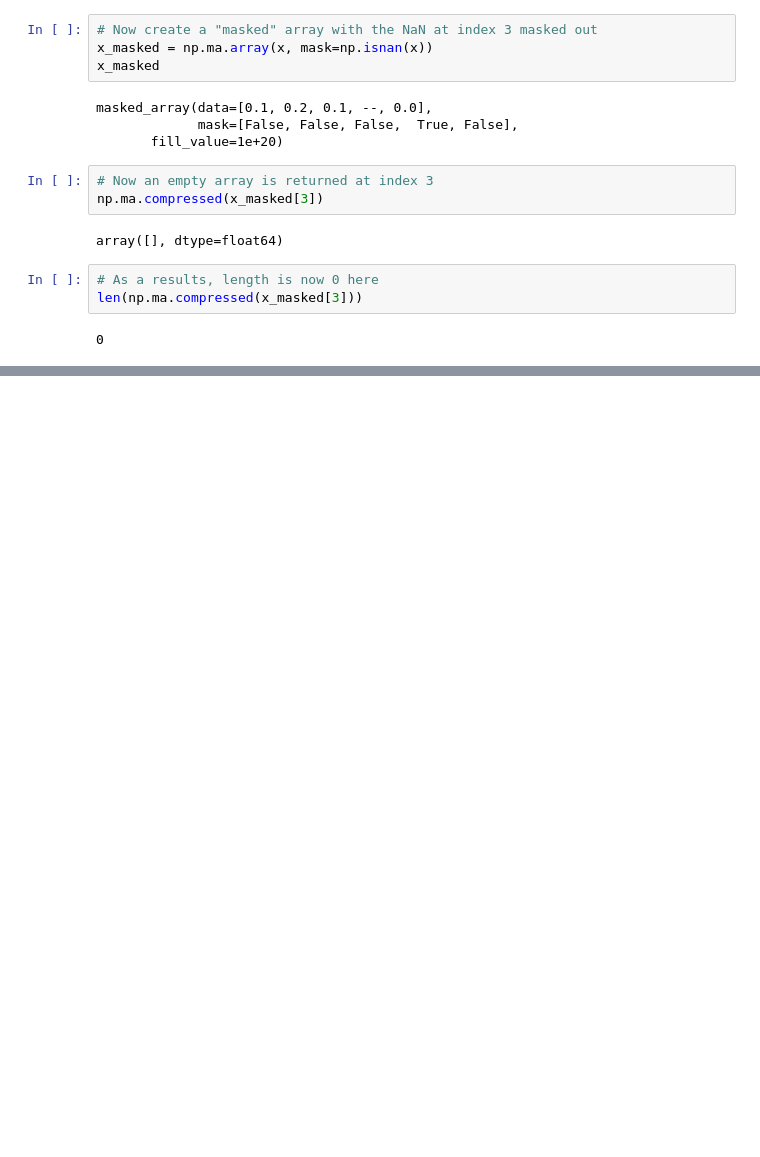
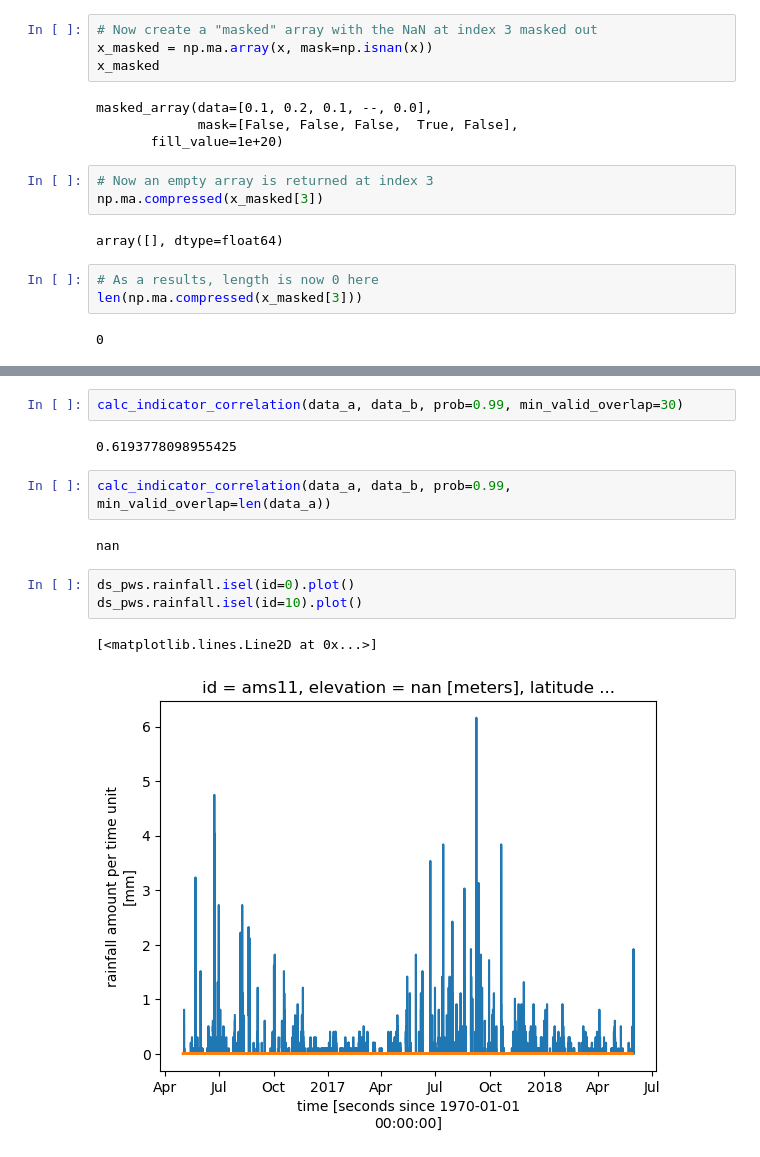
Before and after one commit to OpenSenseAction/dev_scratchpad, a Jupyter notebook: christian/PWS_code_dev.ipynb, the cells around one changed output, grey strips where cells are left out. Cells and saved outputs as stored; diff of their text form; blank space fills up the shorter version.

```diff
--- a/christian/PWS_code_dev.ipynb
+++ b/christian/PWS_code_dev.ipynb
@@ -221,0 +467,14 @@ len(np.ma.compressed(x_masked[3]))
+# %%
+calc_indicator_correlation(data_a, data_b, prob=0.99, min_valid_overlap=30)
+# %% [output]
+0.6193778098955425
+# %%
+calc_indicator_correlation(data_a, data_b, prob=0.99, min_valid_overlap=len(data_a))
+# %% [output]
+nan
+# %%
+ds_pws.rainfall.isel(id=0).plot()
+ds_pws.rainfall.isel(id=10).plot()
+# %% [output]
+[<matplotlib.lines.Line2D at 0x...>]
+[figure, added]
```
Also changed, not shown: parts of 24 cells of this notebook.
